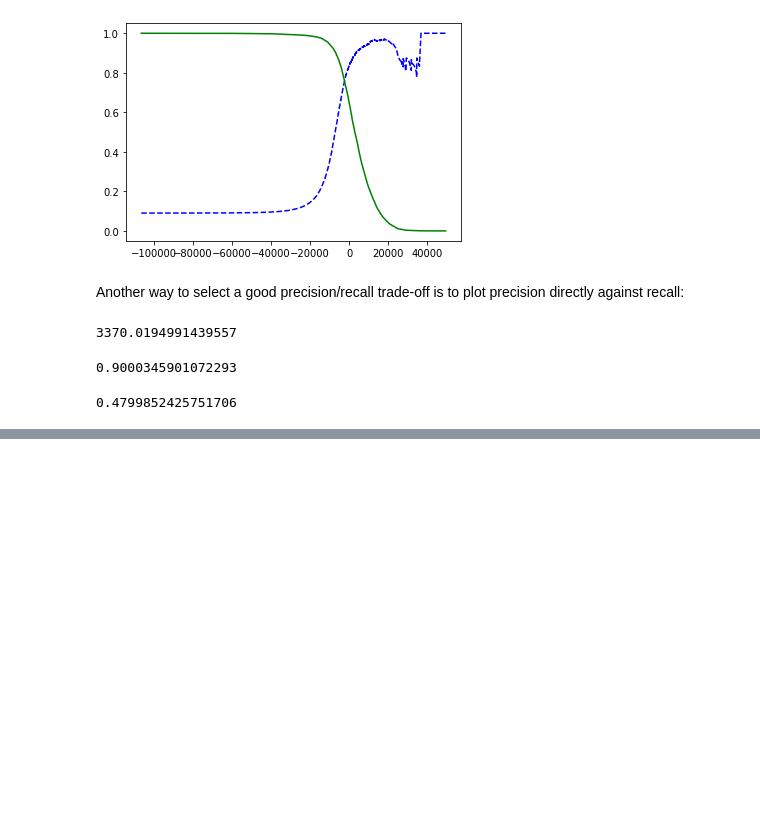
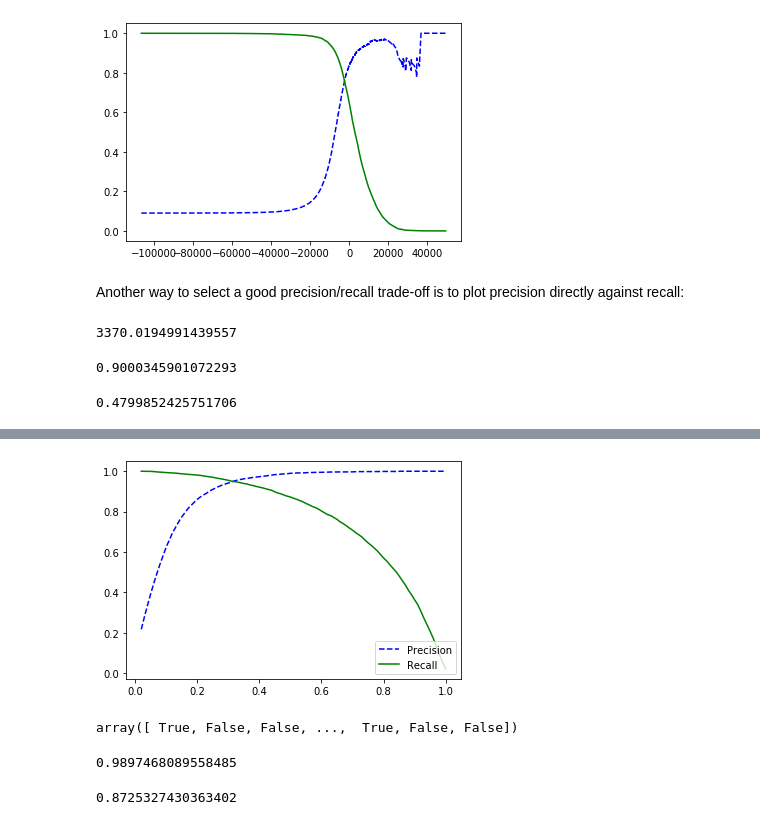
Before and after one commit to naraB/hands-on-ml-notes, a Jupyter notebook: classification.ipynb, the cells around one changed output, grey strips where cells are left out. Saved outputs shown, nothing was run; the diff lists cells and outputs as text; code cells hidden in the pictures; blank space fills up the shorter version.

```diff
--- a/classification.ipynb
+++ b/classification.ipynb
@@ -250,8 +250,9 @@ Finally, use Matplotlib to plot precision and recall as functions of the thresho
 # %%
 # highlight the threshold and add the legend, axis label, and grid
 def plot_precision_recall_vs_threshold(precisions, recalls, thresholds):
-  plt.plot(thresholds, precisions[:-1], 'b--', label='Precision')
-  plt.plot(thresholds, recalls[:-1], 'g-', label='Recall')
+  plt.plot(thresholds, precisions[:-1], "b--", label="Precision")
+  plt.plot(thresholds, recalls[:-1], "g-", label="Recall")
+  plt.legend(loc="lower right")
 # %%
 plot_precision_recall_vs_threshold(precisions, recalls, thresholds)
 plt.show()
@@ -276,0 +361,20 @@ recall_score(y_train_5, y_train_pred_90)
+# %%
+precisions, recalls, thresholds = precision_recall_curve(y_train_5, y_score_forest)
+# %%
+plot_precision_recall_vs_threshold(precisions, recalls, thresholds)
+plt.show()
+# %% [output]
+[figure, added]
+# %%
+y_true = (y_score_forest >= 0.5)
+y_true
+# %% [output]
+array([ True, False, False, ...,  True, False, False])
+# %%
+precision_score(y_train_5, y_true)
+# %% [output]
+0.9897468089558485
+# %%
+recall_score(y_train_5, y_true)
+# %% [output]
+0.8725327430363402
```
Also changed, not shown: parts of 19 cells of this notebook.
